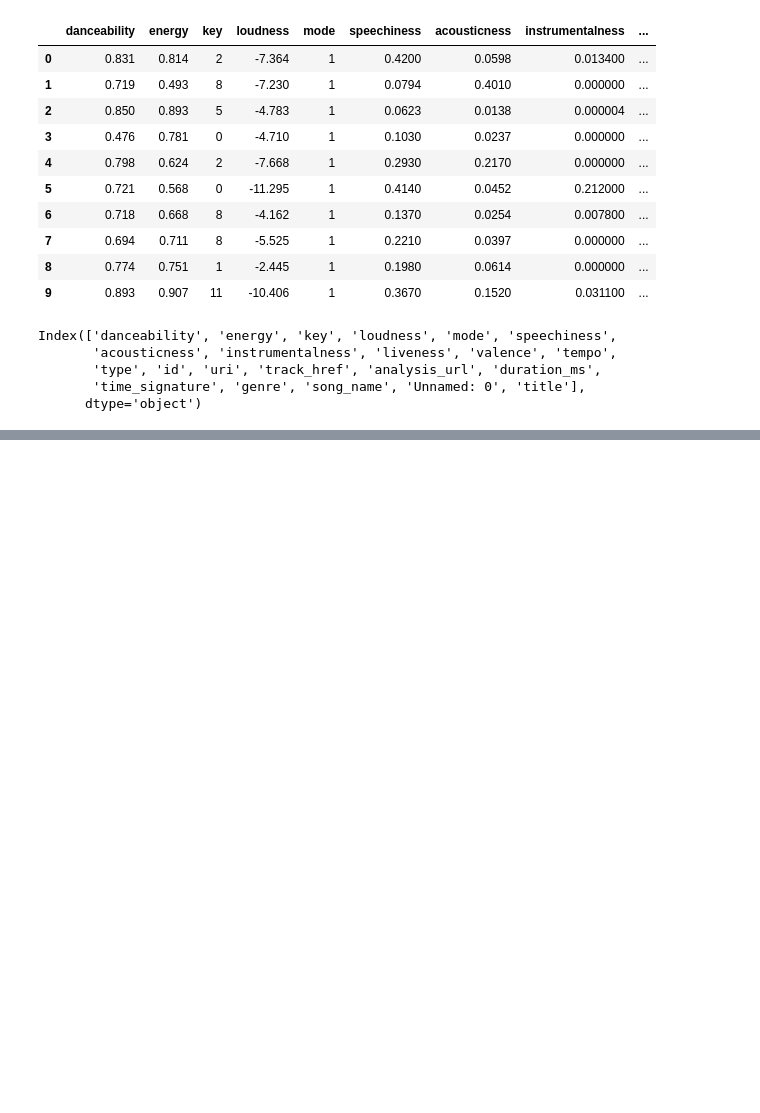
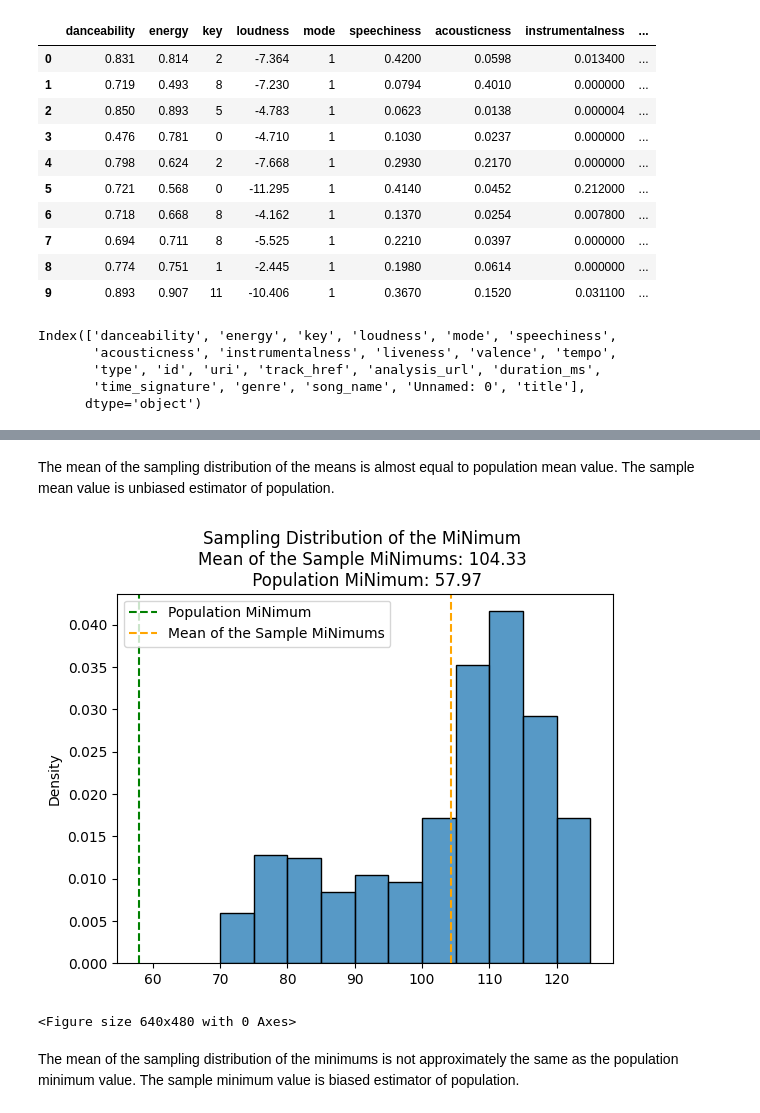
Before and after one commit to 7086600/dance_party, a Jupyter notebook: dance_party.ipynb, the cells around one changed output, grey strips where cells are left out. Saved outputs shown, nothing was run; the diff lists cells and outputs as text; code cells hidden in the pictures; blank space fills up the shorter version.

```diff
--- a/dance_party.ipynb
+++ b/dance_party.ipynb
@@ -82,0 +100,10 @@ A file called helper_functions.py contains three functions:
+# %% [markdown]
+The mean of the sampling distribution of the means is almost equal to population mean value. The sample mean value is unbiased estimator of population.
+# %%
+# task 8: plot the sampling distribution of the sample minimum with sample sizes of 30 songs
+sampling_distribution(song_tempos, 30, 'MiNimum')
+# %% [output]
+[figure, added]
+<Figure size 640x480 with 0 Axes>
+# %% [markdown]
+The mean of the sampling distribution of the minimums is not approximately the same as the population minimum value. The sample minimum value is biased estimator of population.
```
Also changed, not shown: parts of 7 cells of this notebook, 1 other file.
